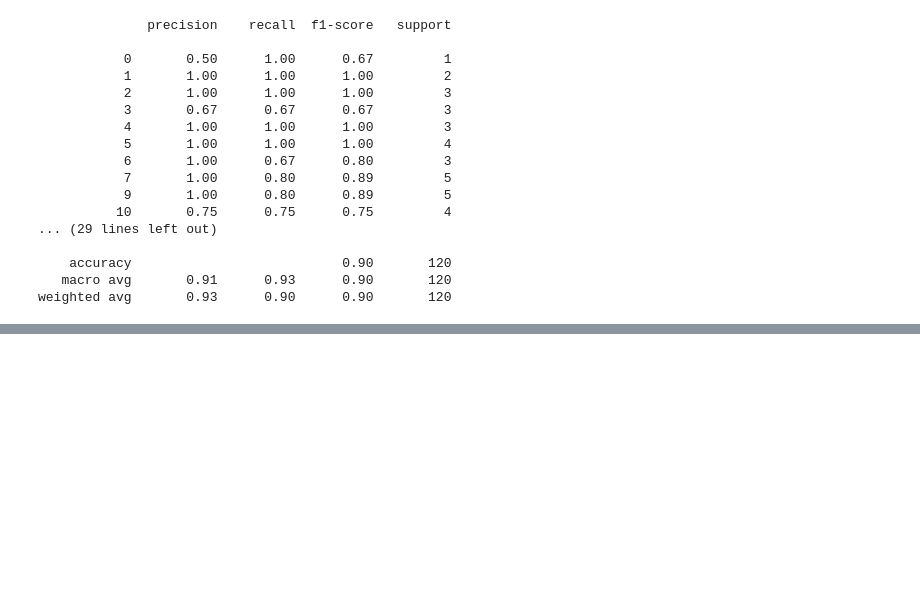
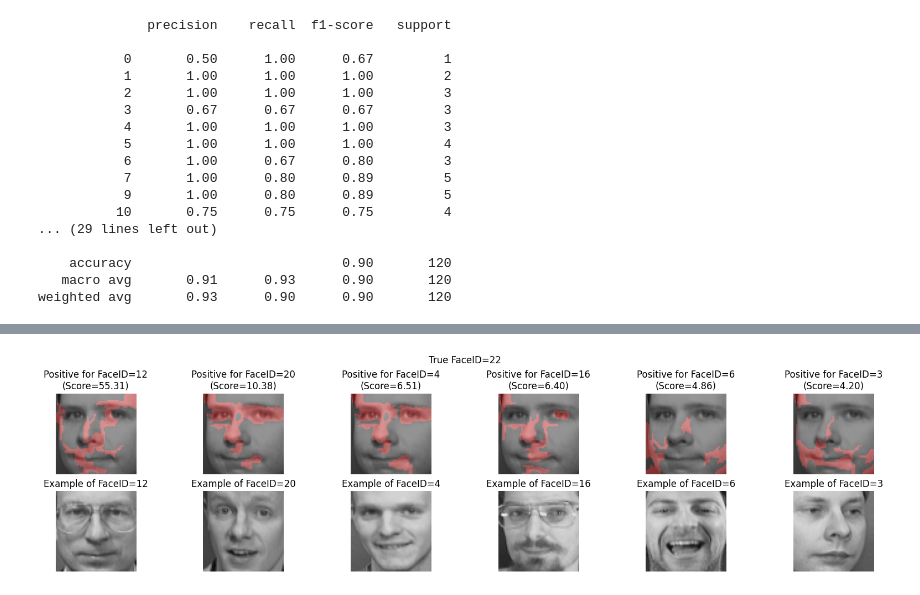
Before and after one commit to youjin2/ds, a Jupyter notebook: ds053/notebooks/surrogate_analysis_lime_for_image_data.ipynb, the cells around one changed output, grey strips where cells are left out. Cells and saved outputs as stored; diff of their text form; code cells hidden in the pictures; blank space fills up the shorter version.

```diff
--- a/ds053/notebooks/surrogate_analysis_lime_for_image_data.ipynb
+++ b/ds053/notebooks/surrogate_analysis_lime_for_image_data.ipynb
@@ -376,0 +372,4 @@ for i, (ax1, ax2) in zip(explanation.top_labels, axes.T):
+# %%
+explanation, fig = lis.display_false_examples(X=X_train, y=y_train, idx=cases[1])
+# %% [output]
+[figure, added]
```
Also changed, not shown: parts of 12 cells of this notebook, 1 other file.
